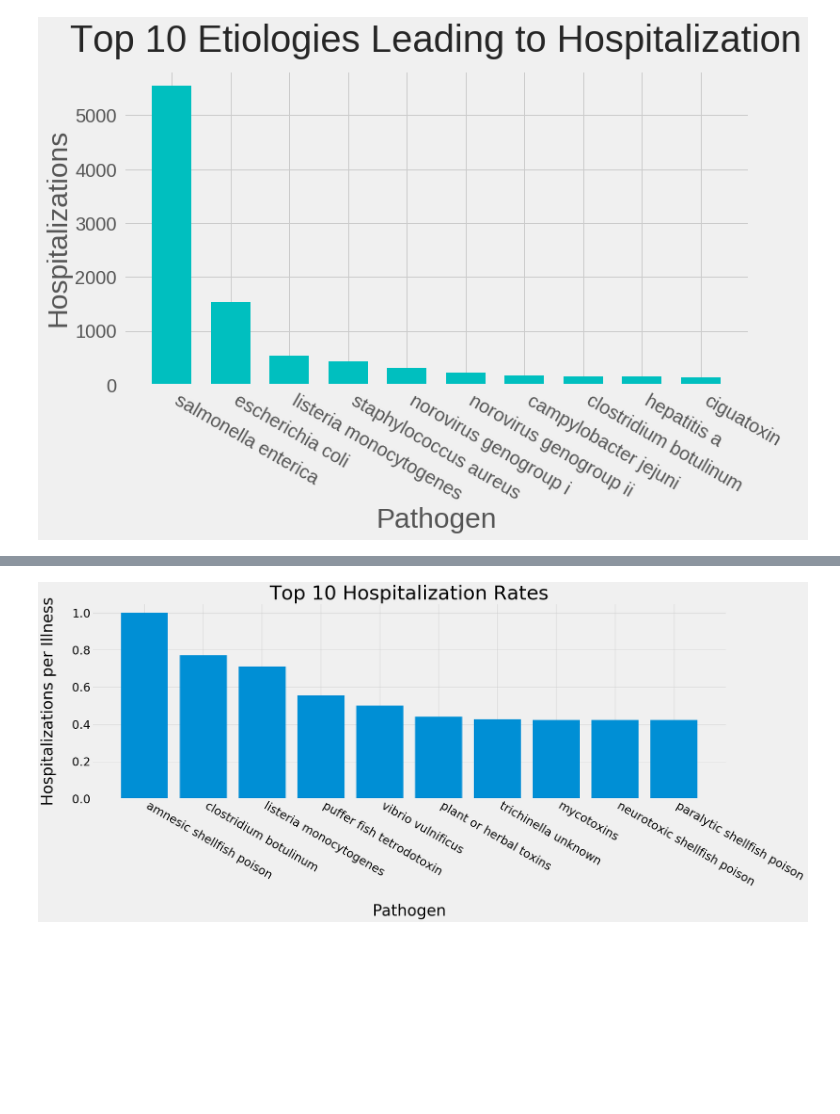
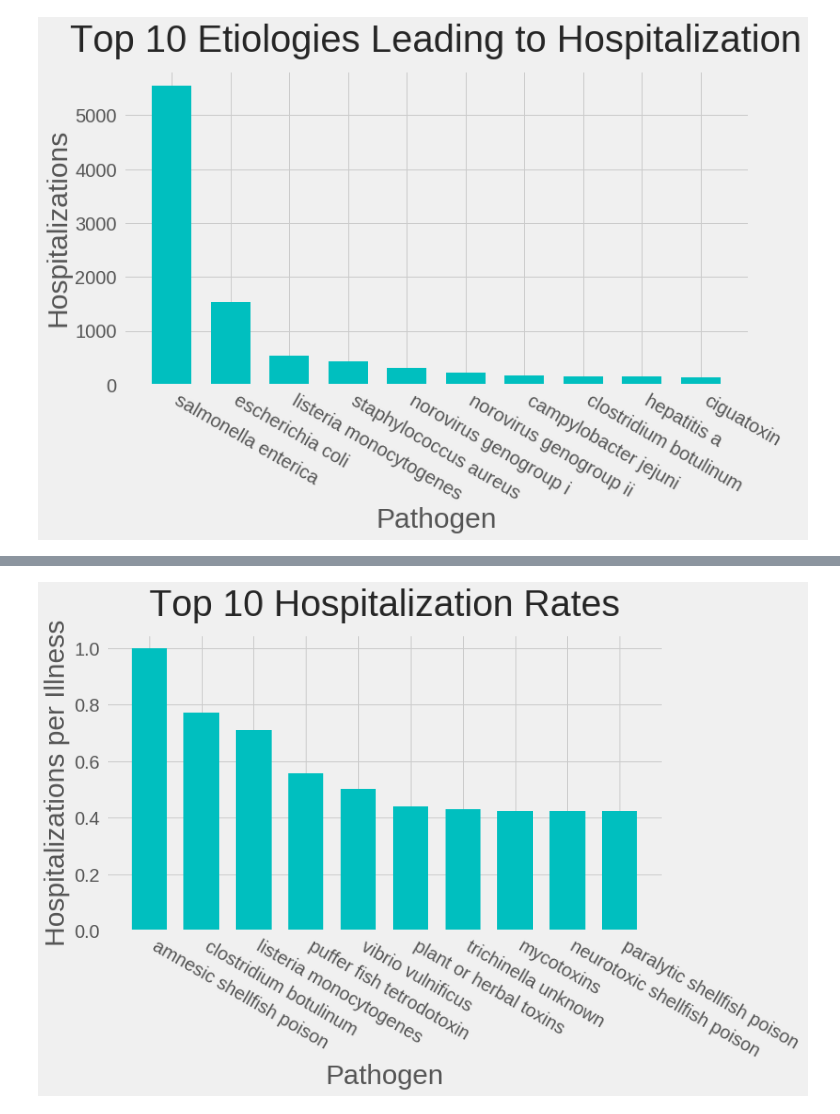
Before and after one commit to heathcliffs34/capstone_1, a Jupyter notebook: capstone1_severity.ipynb, the cells around one changed output, grey strips where cells are left out. Cells and saved outputs as stored; diff of their text form; code cells hidden in the pictures; blank space fills up the shorter version.

```diff
--- a/capstone1_severity.ipynb
+++ b/capstone1_severity.ipynb
@@ -261,19 +263,34 @@ top_fatalities_per_hospitalization = fatalities_per_hospitalization.sort_values(
 # %%
 # There were only 2 cases of amnesic shellfish poissoning, and both resulted in hospitalization, with zero
 # fatalities
-# %%
-top = top_hospitalizations_per_illness
-
-fig,ax = plt.subplots(figsize=(26,12))
-ax.bar(top[:10].index,top[:10])
-ax.set_xlabel('Pathogen', labelpad = 40, fontsize=40)
-ax.set_ylabel('Hospitalizations per Illness', fontsize=40, labelpad = 40)
-ax.set_title('Top 10 Hospitalization Rates', fontsize=50)
-plt.style.use('fivethirtyeight')
-plt.xticks(fontsize=30, rotation=-30, ha='left')
-plt.yticks(fontsize=30)
-plt.tight_layout
-plt.gcf().subplots_adjust(bottom=.3)
-plt.savefig('figures/hospitalizations_per_illness');
-# %% [output]
-[figure, removed]
+# %%
+top = top_hospitalizations_per_illness
+x = top[:n].index
+y = top[:n]
+y_pos = np.linspace(1,2,num=10)
+n = 10
+strings = ['Pathogen', 'Hospitalizations per Illness', 'Top 10 Hospitalization Rates']
+
+bar_width = 0.075
+fig_size = (12,8)
+font1 = 20
+font2 = 30
+font3 = 40
+colour = 'c'
+
+fig,ax = plt.subplots(figsize=fig_size)
+
+ax.bar(y_pos, y, width=bar_width, color=colour)
+ax.set_xlabel(strings[0], fontsize=font2)
+ax.set_ylabel(strings[1], fontsize=font2)
+ax.set_title(strings[2], fontsize=font3, pad=20)
+
+plt.xticks(y_pos, x, fontsize=font1, rotation=-30, ha='left')
+plt.yticks(fontsize=font1)
+
+plt.style.use('fivethirtyeight')
+plt.subplots_adjust(bottom=0.32, left=0.1, right=.8)
+
+plt.savefig('figures/hospitalizations_per_illness');
+# %% [output]
+[figure, added]
```
Also changed, not shown: parts of 9 cells of this notebook, 10 other files.
